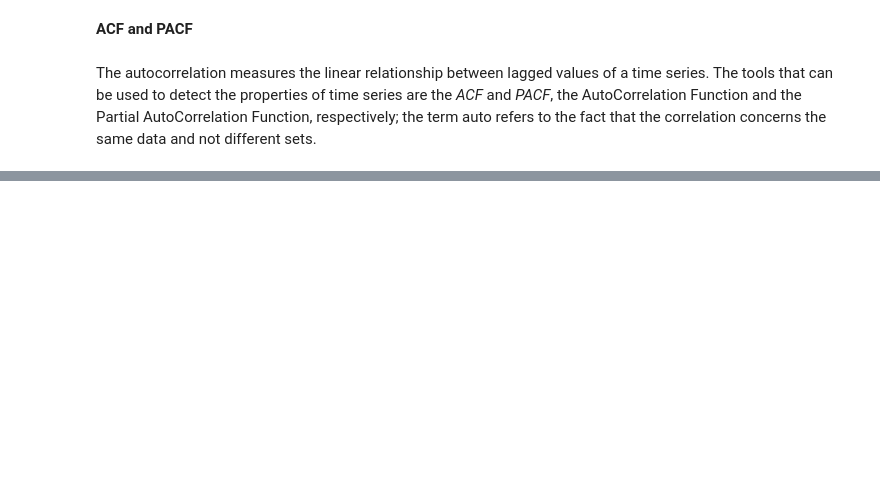
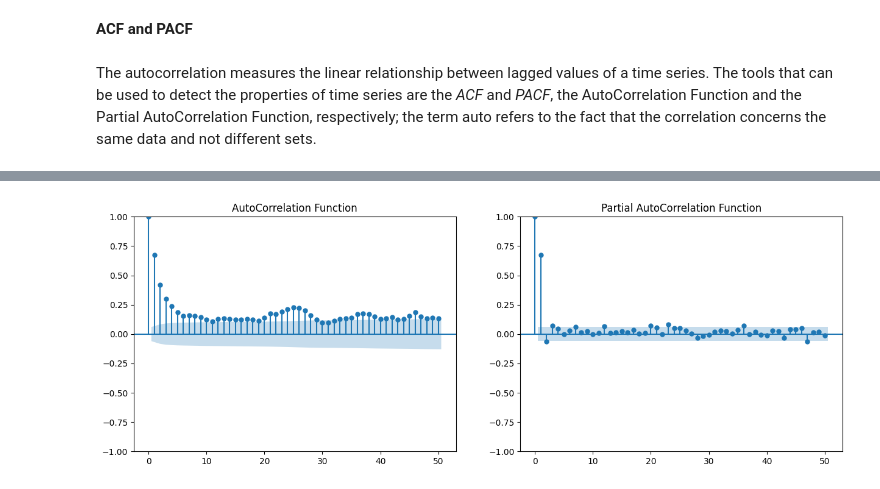
Before and after one commit to IsabellaPodavini/Statistical_Models, a Jupyter notebook: project.ipynb, the cells around one changed output, grey strips where cells are left out. Saved outputs shown, nothing was run; the diff lists cells and outputs as text; code cells hidden in the pictures; blank space fills up the shorter version.

```diff
--- a/project.ipynb
+++ b/project.ipynb
@@ -311,0 +362,7 @@ plot_acf(wind_generation_train, lags= 150, title='Auto-Correlation Function')
+# %%
+fig, ax = plt.subplots(1, 2, figsize=(15,5))
+plot_acf(wind_generation_train, lags=50, ax=ax[0], title='AutoCorrelation Function')
+plot_pacf(wind_generation_train, lags=50, ax=ax[1], title='Partial AutoCorrelation Function')
+plt.show()
+# %% [output]
+[figure, added]
```
Also changed, not shown: parts of 17 cells of this notebook.
